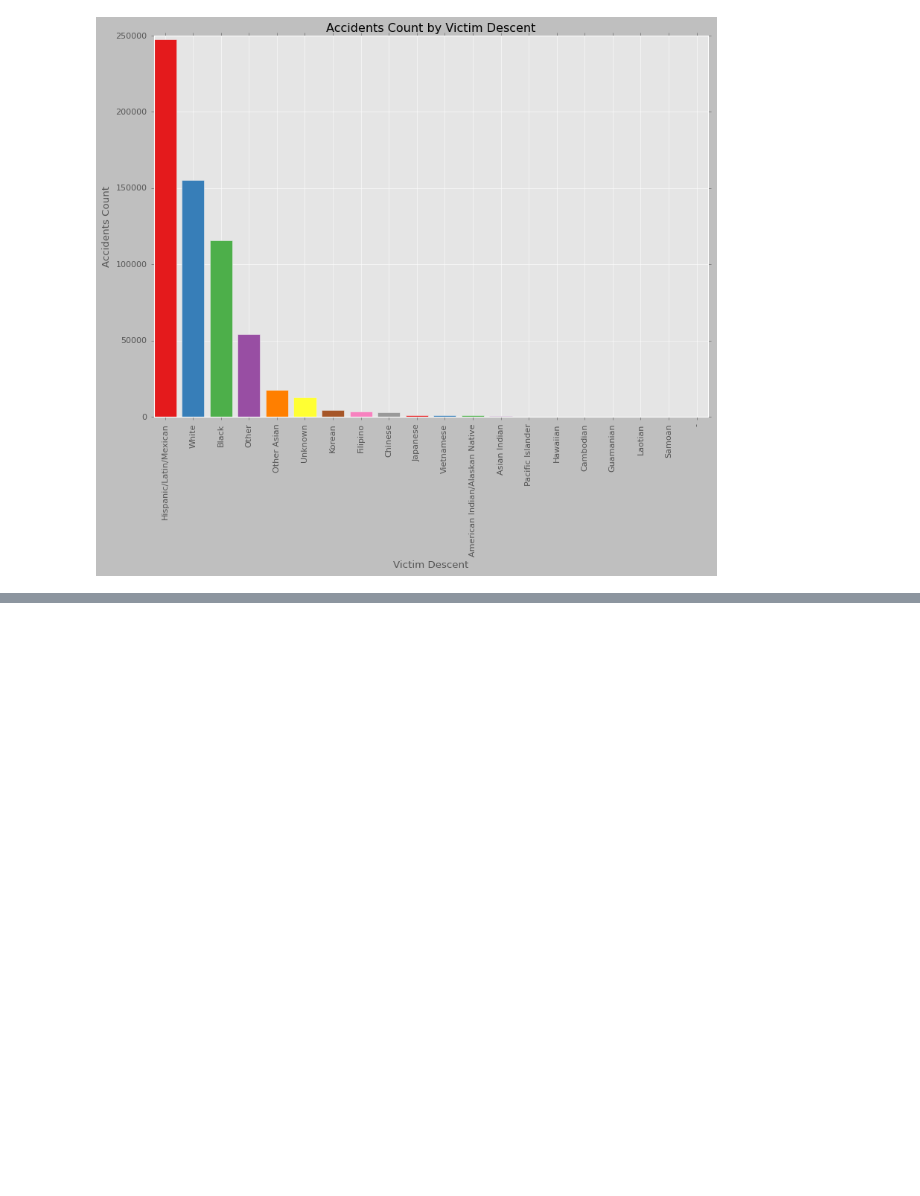
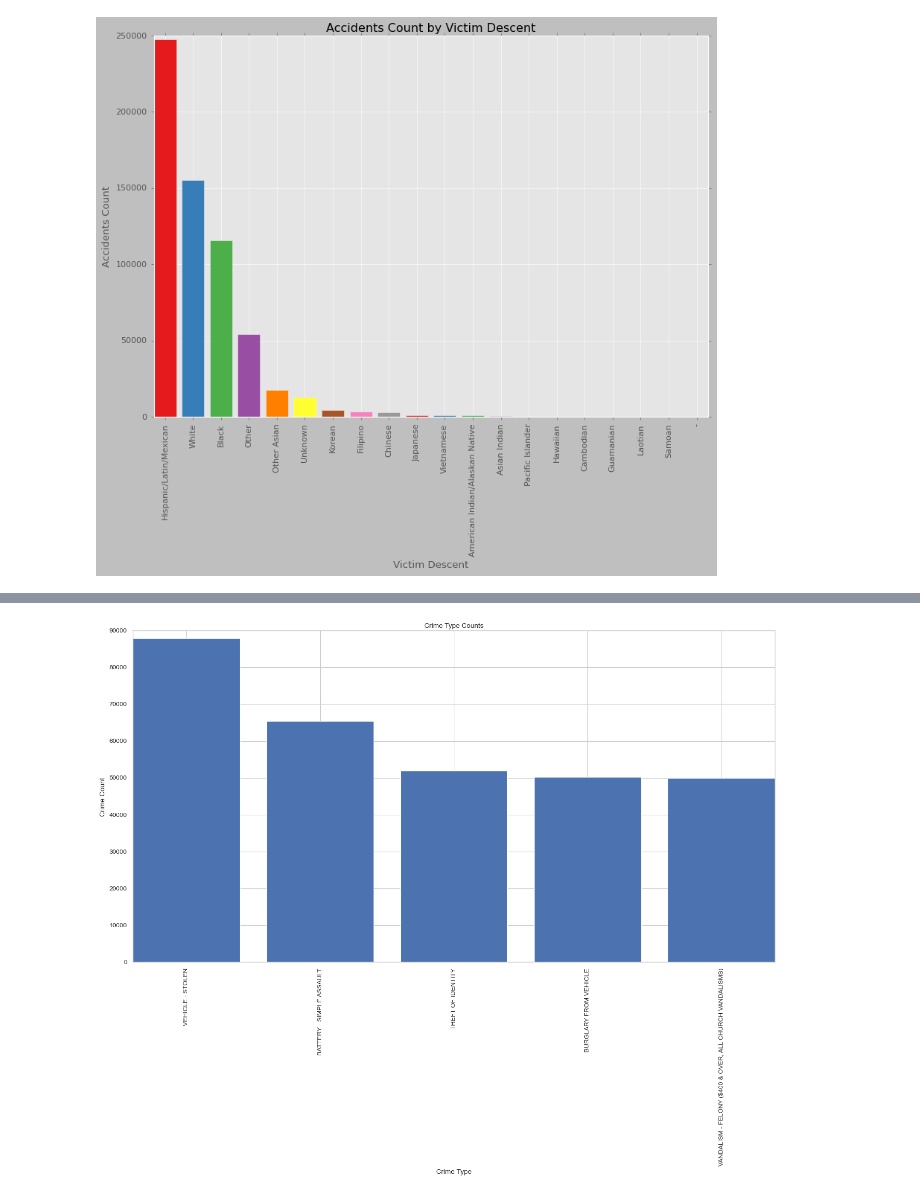
Before and after one commit to VladimirShpilkin/Python-Projects, a Jupyter notebook: LA_Crime/la_crime_data_analysis.ipynb, the cells around one changed output, grey strips where cells are left out. Saved outputs shown, nothing was run; the diff lists cells and outputs as text; code cells hidden in the pictures; blank space fills up the shorter version.

Commit message:
Added Crime Counts Analysis

```diff
--- a/LA_Crime/la_crime_data_analysis.ipynb
+++ b/LA_Crime/la_crime_data_analysis.ipynb
@@ -449,19 +428,0 @@ crime_data_df
-# %%
-
-# Filter data for PICKPOCKET crimes and group by year
-pickpocket_data = crime_data_df[crime_data_df['Crm Cd Desc'] == 'PICKPOCKET']
-years = pickpocket_data['Year']
-pickpocket_counts = pickpocket_data.groupby('Year').size()
-
-plt.figure(figsize=(10,10))
-sns.set_style("whitegrid")
-
-sns.histplot(data=years, bins=range(min(years), max(years)+1,1), kde=True)
-
-plt.xticks(x_values, [int(year) for year in x_values])
-
-plt.xlabel('Year')
-plt.ylabel('Count of PICKPOCKET Crimes')
-plt.title('Histogram of PICKPOCKET Crimes Over the Years')
-
-plt.show()
@@ -484,0 +429,6 @@ Name: Crm Cd Desc, Length: 135, dtype: int64
+# %%
+crime_types_count=crime_data_df.groupby('Crm Cd Desc')['DR_NO'].size().sort_values(ascending=False).reset_index()
+crime_types_count=crime_types_count.rename(columns={'Crm Cd Desc':'Crime Type','DR_NO':'Crimes Count'})
+crime_types_count_top=crime_types_count.head(5)
+crime_types_count_top.index+=1
+crime_types_count_top
@@ -484,0 +442,18 @@ Name: Crm Cd Desc, Length: 135, dtype: int64
+# %%
+fig=plt.figure(figsize=(20,10))
+x_values=crime_types_count_top['Crime Type']
+y_values=crime_types_count_top['Crimes Count']
+
+plt.bar(x_values,y_values)
+plt.style.use('classic')
+sns.set(style="whitegrid")
+
+plt.title('Crime Type Counts')
+plt.xlabel('Crime Type')
+plt.ylabel('Crime Count')
+
+plt.xticks(rotation=90)
+
+plt.show()
+# %% [output]
+[figure, added]
```
Also changed, not shown: parts of 9 cells of this notebook.
